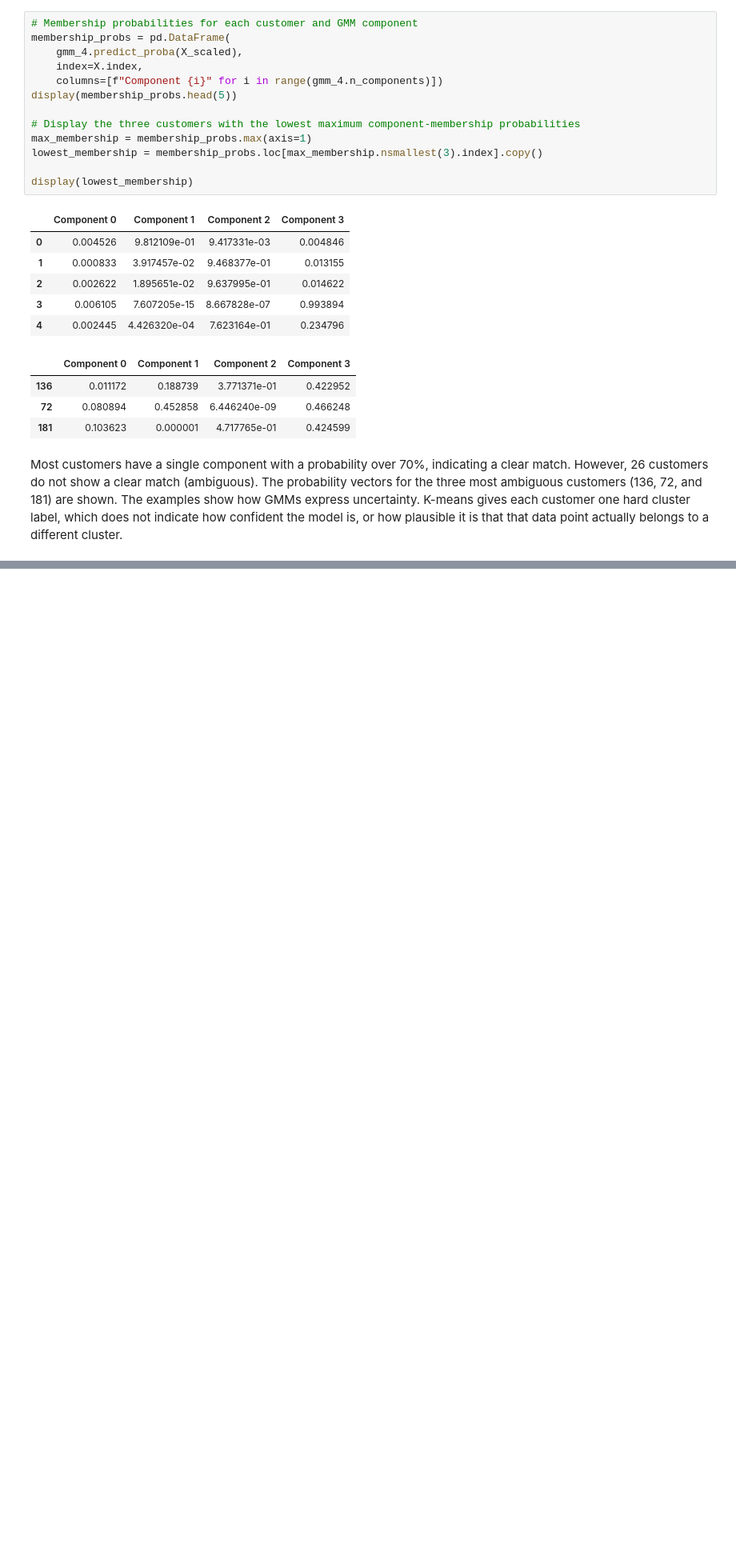
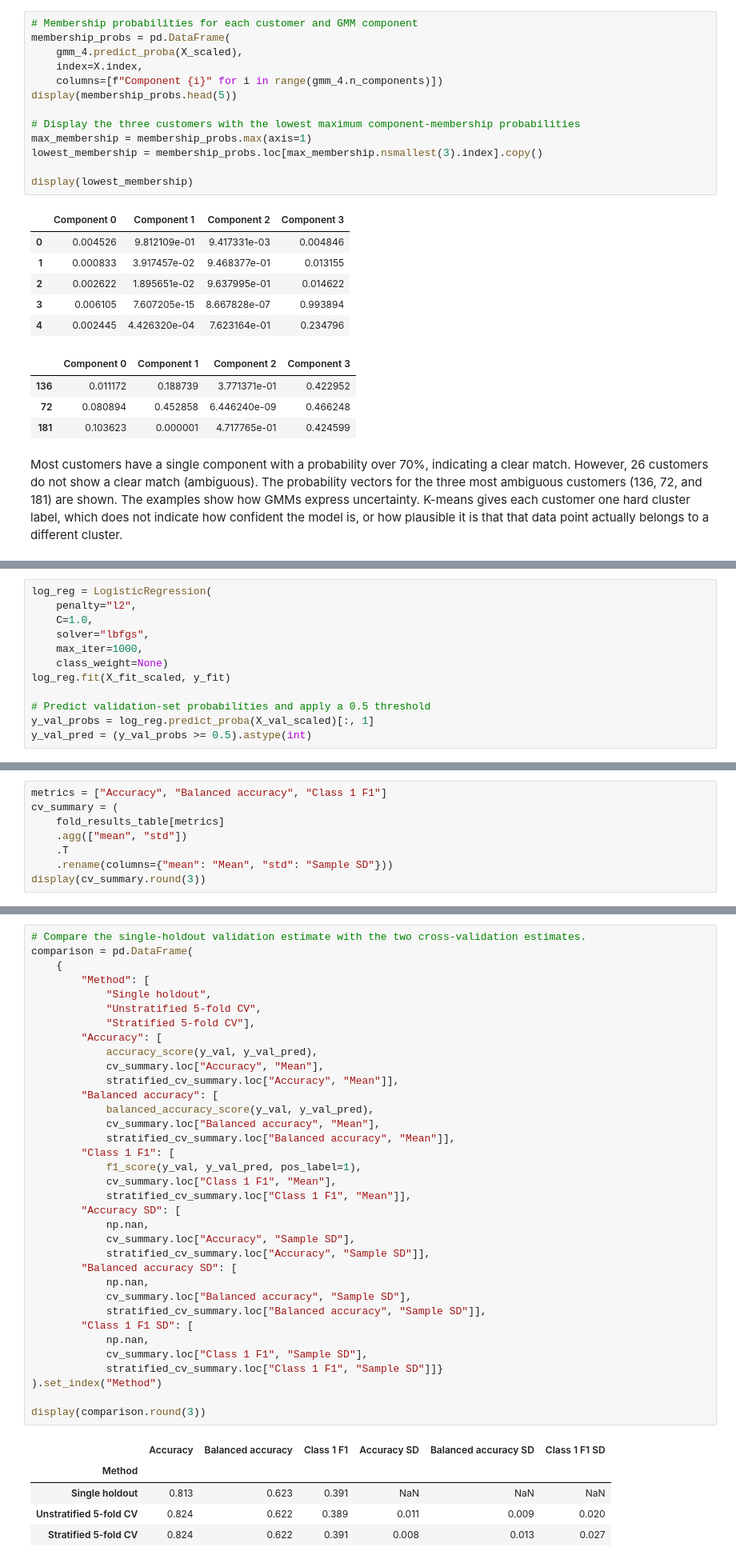
Before and after one commit to codettlaff/CPTS_575, a Jupyter notebook: assignment5/assignment5.ipynb, the cells around one changed output, grey strips where cells are left out. Shown at 80% size. Drawn from its saved outputs; the diff is of its cells as text; blank space fills up the shorter version.

```diff
--- a/assignment5/assignment5.ipynb
+++ b/assignment5/assignment5.ipynb
@@ -420,0 +563,12 @@ Most customers have a single component with a probability over 70%, indicating a
+# %%
+log_reg = LogisticRegression(
+    penalty="l2",
+    C=1.0,
+    solver="lbfgs",
+    max_iter=1000,
+    class_weight=None)
+log_reg.fit(X_fit_scaled, y_fit)
+
+# Predict validation-set probabilities and apply a 0.5 threshold
+y_val_probs = log_reg.predict_proba(X_val_scaled)[:, 1]
+y_val_pred = (y_val_probs >= 0.5).astype(int)
@@ -420,0 +636,8 @@ Most customers have a single component with a probability over 70%, indicating a
+# %%
+metrics = ["Accuracy", "Balanced accuracy", "Class 1 F1"]
+cv_summary = (
+    fold_results_table[metrics]
+    .agg(["mean", "std"])
+    .T
+    .rename(columns={"mean": "Mean", "std": "Sample SD"}))
+display(cv_summary.round(3))
@@ -420,0 +714,41 @@ Most customers have a single component with a probability over 70%, indicating a
+# %%
+# Compare the single-holdout validation estimate with the two cross-validation estimates.
+comparison = pd.DataFrame(
+    {
+        "Method": [
+            "Single holdout",
+            "Unstratified 5-fold CV",
+            "Stratified 5-fold CV"],
+        "Accuracy": [
+            accuracy_score(y_val, y_val_pred),
+            cv_summary.loc["Accuracy", "Mean"],
+            stratified_cv_summary.loc["Accuracy", "Mean"]],
+        "Balanced accuracy": [
+            balanced_accuracy_score(y_val, y_val_pred),
+            cv_summary.loc["Balanced accuracy", "Mean"],
+            stratified_cv_summary.loc["Balanced accuracy", "Mean"]],
+        "Class 1 F1": [
+            f1_score(y_val, y_val_pred, pos_label=1),
+            cv_summary.loc["Class 1 F1", "Mean"],
+            stratified_cv_summary.loc["Class 1 F1", "Mean"]],
+        "Accuracy SD": [
+            np.nan,
+            cv_summary.loc["Accuracy", "Sample SD"],
+            stratified_cv_summary.loc["Accuracy", "Sample SD"]],
+        "Balanced accuracy SD": [
+            np.nan,
+            cv_summary.loc["Balanced accuracy", "Sample SD"],
+            stratified_cv_summary.loc["Balanced accuracy", "Sample SD"]],
+        "Class 1 F1 SD": [
+            np.nan,
+            cv_summary.loc["Class 1 F1", "Sample SD"],
+            stratified_cv_summary.loc["Class 1 F1", "Sample SD"]]}
+).set_index("Method")
+
+display(comparison.round(3))
+# %% [output]
+|  | Accuracy | Balanced accuracy | Class 1 F1 | Accuracy SD | Balanced accuracy SD | Class 1 F1 SD |
+| Method |  |  |  |  |  |  |
+| Single holdout | 0.813 | 0.623 | 0.391 | NaN | NaN | NaN |
+| Unstratified 5-fold CV | 0.824 | 0.622 | 0.389 | 0.011 | 0.009 | 0.020 |
+| Stratified 5-fold CV | 0.824 | 0.622 | 0.391 | 0.008 | 0.013 | 0.027 |
```
Also changed, not shown: parts of 27 cells of this notebook.
